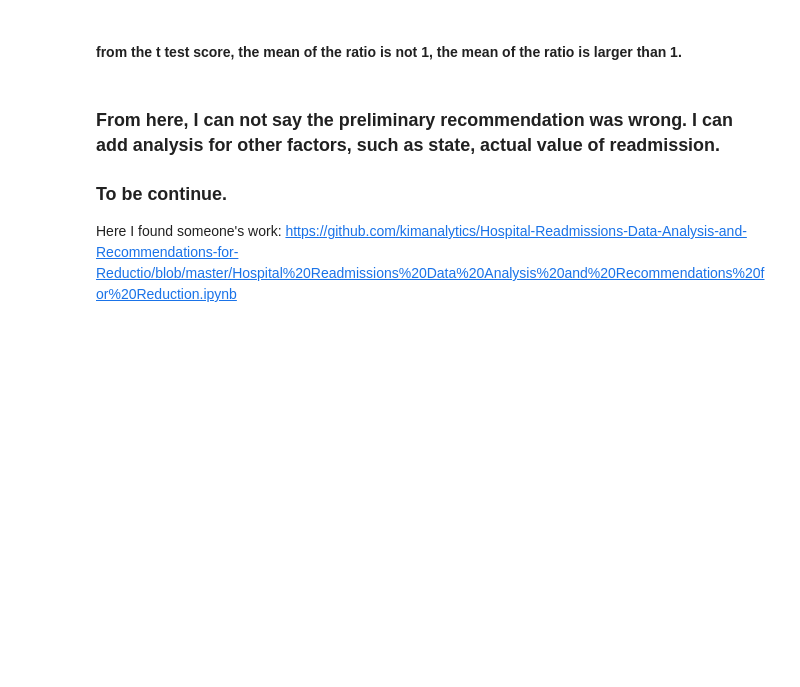
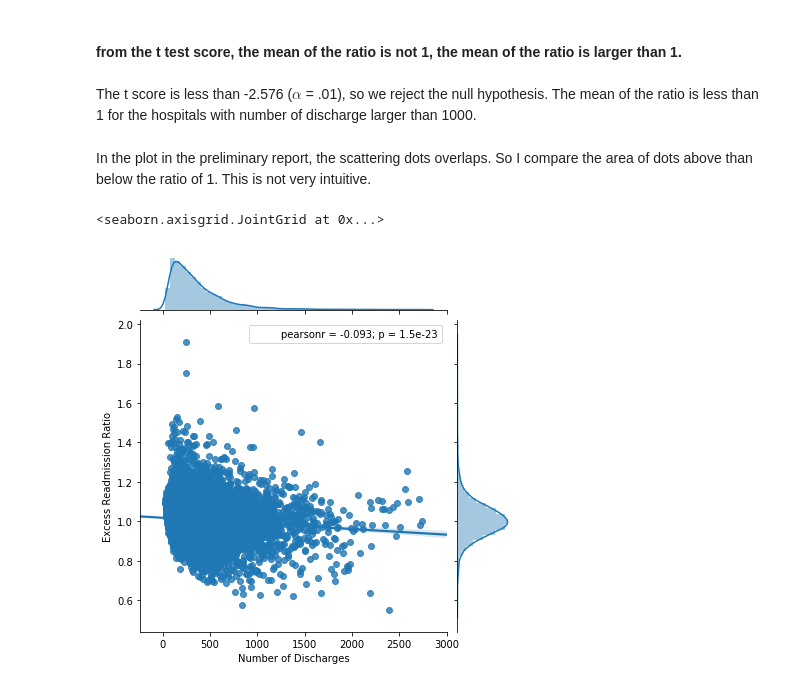
Before and after one commit to yaqiongz/Springb, a Jupyter notebook: hospital_readmit/hospital_study.ipynb, the cells around one changed output. Drawn from its saved outputs; the diff is of its cells as text; code cells hidden in the pictures; blank space fills up the shorter version.

```diff
--- a/hospital_readmit/hospital_study.ipynb
+++ b/hospital_readmit/hospital_study.ipynb
@@ -209,11 +230,13 @@ stats.ttest_1samp(y_more,1)
 Ttest_1sampResult(statistic=-3.7604084867345682, pvalue=0.00019156125444764208)
 # %% [markdown]
 #### from the t test score, the mean of the ratio is not 1, the mean of the ratio is larger than 1.
-# %% [markdown]
-### From here, I can not say the preliminary recommendation was wrong.  I can add analysis for other factors, such as state, actual value of readmission.
-
-
-### To be continue.
-
-
-Here I found someone's work: https://github.com/kimanalytics/Hospital-Readmissions-Data-Analysis-and-Recommendations-for-Reductio/blob/master/Hospital%20Readmissions%20Data%20Analysis%20and%20Recommendations%20for%20Reduction.ipynb
+# %% [markdown]
+The t score is less than -2.576 ($\alpha$ = .01), so we reject the null hypothesis. The mean of the ratio is less than 1 for the hospitals with number of discharge larger than 1000.
+# %% [markdown]
+In the plot in the preliminary report, the scattering dots overlaps. So I compare the area of dots above than below the ratio of 1. This is not very intuitive.
+# %%
+import seaborn as sns
+sns.jointplot('Number of Discharges', 'Excess Readmission Ratio', data=clean_hospital_read_df[81:-3], kind='reg')
+# %% [output]
+<seaborn.axisgrid.JointGrid at 0x...>
+[figure, added]
```
Also changed, not shown: parts of 19 cells of this notebook.
